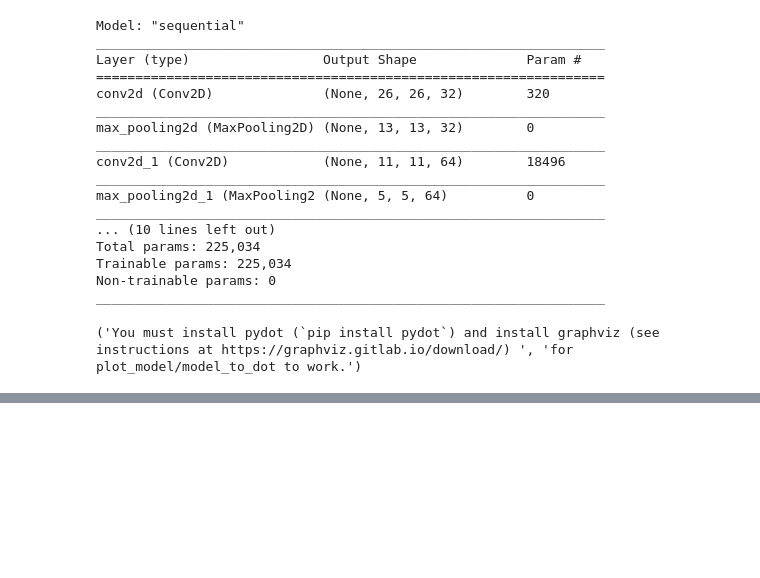
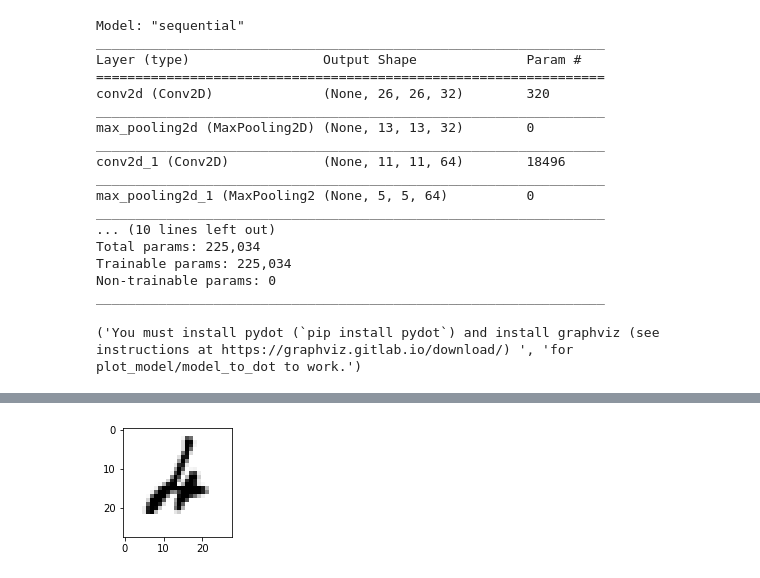
Before and after one commit to Abdulhakim-Maha/Machine-Learning, a Jupyter notebook: workshop/Convolutional_Neural_Network/workshop_7_digit_recognition.ipynb, the cells around one changed output, grey strips where cells are left out. Drawn from its saved outputs; the diff is of its cells as text; code cells hidden in the pictures; blank space fills up the shorter version.

```diff
--- a/workshop/Convolutional_Neural_Network/workshop_7_digit_recognition.ipynb
+++ b/workshop/Convolutional_Neural_Network/workshop_7_digit_recognition.ipynb
@@ -283,0 +312,7 @@ plt.show()
+# %%
+fig = plt.figure(figsize=(2,2))
+# hence feature was reshaped and it has to reshape to 28 x 28
+plt.imshow(X_test[idx_miss][0].reshape(28, 28), cmap=plt.cm.gray_r)
+plt.show()
+# %% [output]
+[figure, added]
```
Also changed, not shown: parts of 35 cells of this notebook, 6 other files.
